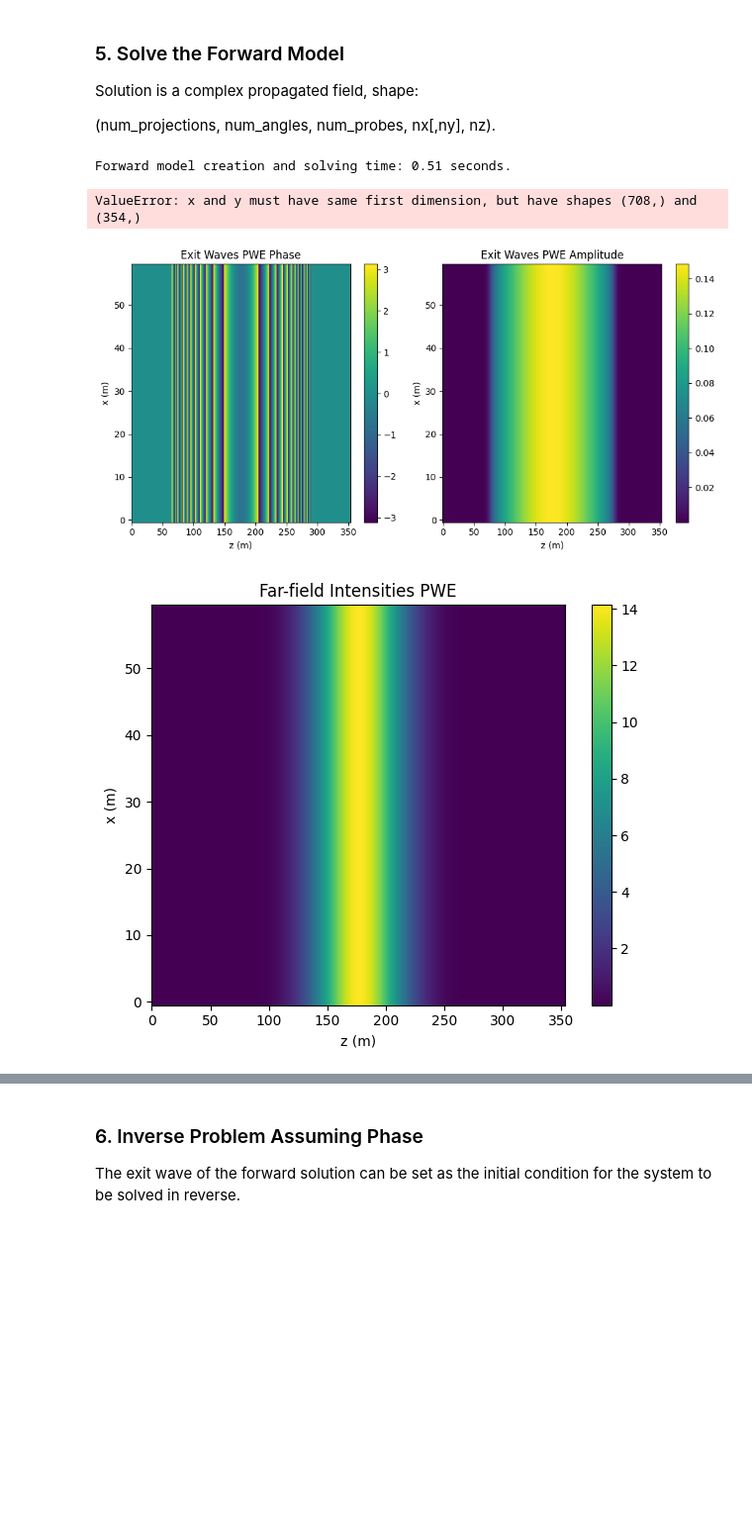
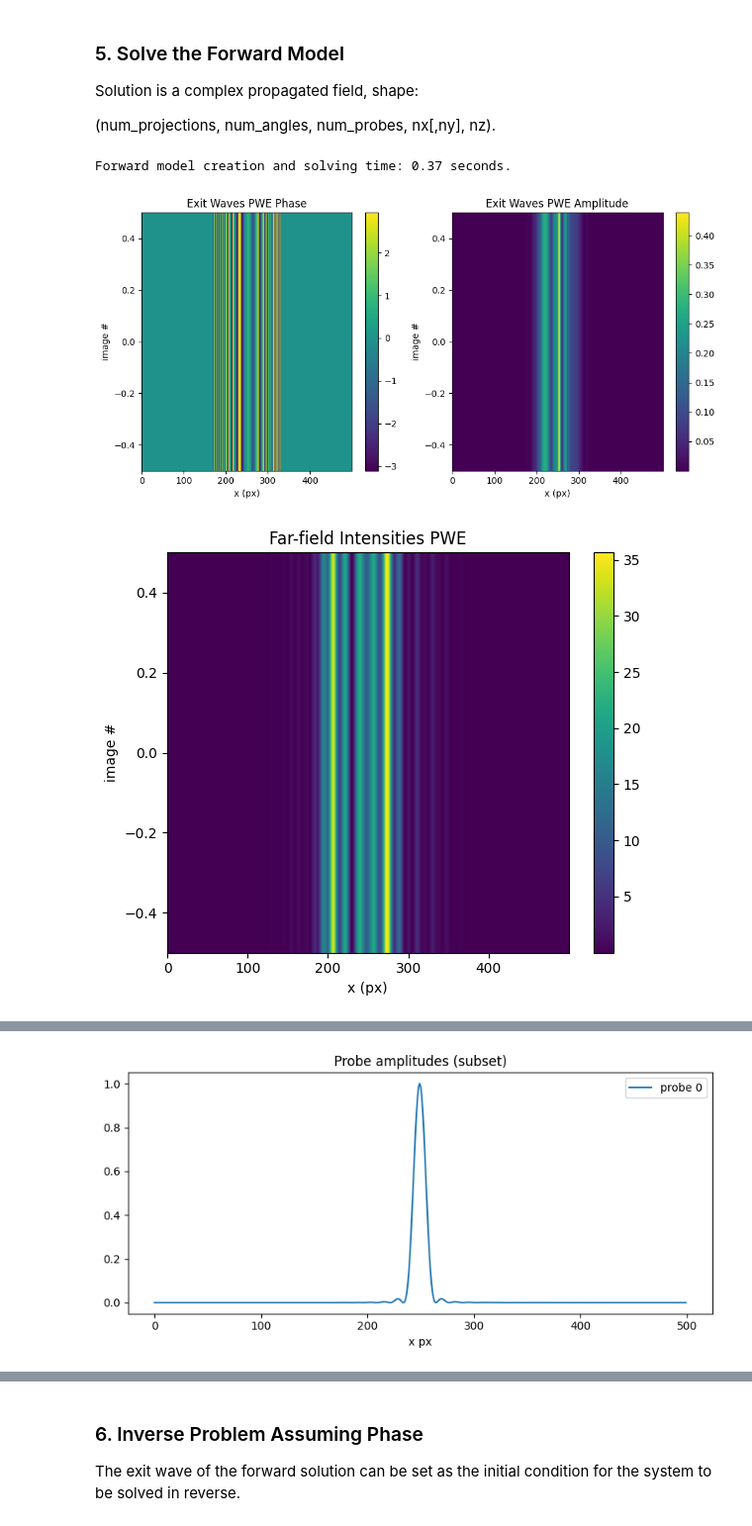
Before and after one commit to bryceshirley/thick_ptycho, a Jupyter notebook: notebooks/2D_examples/1b_ms_pwe_comparison_nonsimple_object copy.ipynb, the cells around one changed output, grey strips where cells are left out. Shown at 99% size. Drawn from its saved outputs; the diff is of its cells as text; code cells hidden in the pictures; blank space fills up the shorter version.

Commit message:
scan tests added

```diff
--- a/notebooks/2D_examples/1b_ms_pwe_comparison_nonsimple_object copy.ipynb
+++ b/notebooks/2D_examples/1b_ms_pwe_comparison_nonsimple_object copy.ipynb
@@ -39,22 +39,23 @@ Choose boundary conditions, probe type, and define the spatial domain and discre
 # --- Simulation dimension parameters ---
 
 # --- Probe configuration ---
-probe_diameter =  1e-6# meters
+probe_diameter =  5e-6# meters
 probe_focus = -5e-6 # focal length [m]
 wavelength = 0.635e-6        # meters (0.635 μm). Wavenumber = 2pi/wavelength
-probe_type = ProbeType.AIRY_DISK
+probe_type = "airy_disk" #ProbeType.AIRY_DISK
+
 # probe_angles=(np.linspace(-15,15,3))
 
 # --- Discretization parameters ---
 
 # Width Discretization
-scan_points = 60
-step_size_px = 6 #TODO: This breaks when odd -- fix later
-pad_factor = 2.0  # Must be >= 1.0
-# Total discretization of the sample in x is: N = int(pad_factor * (scan_points - 1) * step_size_px)
+scan_points = 1
+step_size_px = 500
+pad_factor = 1.0  # Must be >= 1.0
+# Total discretization of the sample in x is: N = int(pad_factor * scan_points * step_size_px)
 # If True, solve on N_effective = int((pad_factor - 1) * N)
 # If False, solve on full domain N_effective = N
-solve_reduced_domain = True
+solve_reduced_domain = False
 
 # Thickness Discretization
 # grid points per wavelength
@@ -107,8 +108,8 @@ ptycho_object = create_ptycho_object(simulation_space)
 
 # Add 6 spheres of varying positions
 # Base refractive index offsets
-delta = 0.01 # real part (phase shift)
-beta = 0.001 # complex part (absorption)
+delta = 0.5 # real part (phase shift)
+beta = 0.1 # complex part (absorption)
 delta_var = 0.20   # ±20% variation in phase shift
 beta_var  = 0.20   # ±20% variation in absorption
 
@@ -190,50 +188,49 @@ intensities_pwe_noisy = forward_model_pwe.get_farfield_intensities(exit_waves=ex
 intensities_pwe = forward_model_pwe.get_farfield_intensities(exit_waves=exit_waves_pwe,
                                                            poisson_noise=False)
 # %% [output]
-Forward model creation and solving time: 0.51 seconds.
+Forward model creation and solving time: 0.37 seconds.
 # %%
 simulation_space.viewer.plot_two_panels(exit_waves_pwe,
                                         view="phase_amp",
                                         title="Exit Waves PWE",
-                                        xlabel="z (m)",
-                                        ylabel="x (m)")
+                                        xlabel="x (px)",
+                                        ylabel="image #")
 
 simulation_space.viewer.plot_single_panel(np.fft.fftshift(intensities_pwe),
                                         title="Far-field Intensities PWE",
-                                        xlabel="z (m)",
-                                        ylabel="x (m)")
+                                        xlabel="x (px)",
+                                        ylabel="image #")
 
 simulation_space.viewer.plot_single_panel(np.fft.fftshift(intensities_pwe_noisy),
                                         title="Far-field Intensities PWE (Noisy)",
-                                        xlabel="z (m)",
-                                        ylabel="x (m)")
+                                        xlabel="x (px)",
+                                        ylabel="image #")
 
 # Select Centre Probe
 centre_probe_pwe = u_pwe[0,0,simulation_space.num_probes//2, ...]
 simulation_space.viewer.plot_two_panels(centre_probe_pwe,
                                         view="phase_amp",
                                         title="Wavefield Solution PWE",
-                                        xlabel="z (m)",
-                                        ylabel="x (m)")
+                                        xlabel="z (px)",
+                                        ylabel="x (px)")
 
-plt.plot(simulation_space.x, u_pwe[0,0,simulation_space.num_probes//2, :, simulation_space.nz//2])
+plt.plot(range(simulation_space.effective_nx), u_pwe[0,0,simulation_space.num_probes//2, :, simulation_space.nz//2])
 plt.show()
 
 plt.figure(figsize=(8,4))
-plot_num_probes = 10#simulation_space.num_probes
+plot_num_probes = min(10,simulation_space.num_probes)#simulation_space.num_probes
 probe_indices = np.linspace(0, simulation_space.num_probes-1, plot_num_probes, dtype=int)
 for p in probe_indices:
-    plt.plot(simulation_space.x, np.abs(u_pwe[0,0,p,:,0]), label=f'probe {p}')
+    plt.plot(range(simulation_space.effective_nx), np.abs(u_pwe[0,0,p,:,0]), label=f'probe {p}')
 plt.title("Probe amplitudes (subset)")
-plt.xlabel("x"); plt.legend();
+plt.xlabel("x px"); plt.legend();
 plt.tight_layout(); plt.show()
 
 for p in probe_indices:
-    plt.plot(simulation_space.x, np.abs(u_pwe[0,0,p,:,-1]), label=f'probe {p}')
+    plt.plot(range(simulation_space.effective_nx), np.abs(u_pwe[0,0,p,:,-1]), label=f'probe {p}')
 plt.title("Exitwave amplitudes (subset)")
-plt.xlabel("x"); plt.legend();
+plt.xlabel("x px"); plt.legend();
 plt.tight_layout(); plt.show()
 # %% [output]
-ValueError: x and y must have same first dimension, but have shapes (708,) and (354,)
-[figure, old version]
+[figure, new version]
-[figure, old version]
+[figure, new version]
@@ -241,0 +239 @@ ValueError: x and y must have same first dimension, but have shapes (708,) and (
+[figure, added]
```
Also changed, not shown: parts of 3 cells of this notebook, 10 other files.
